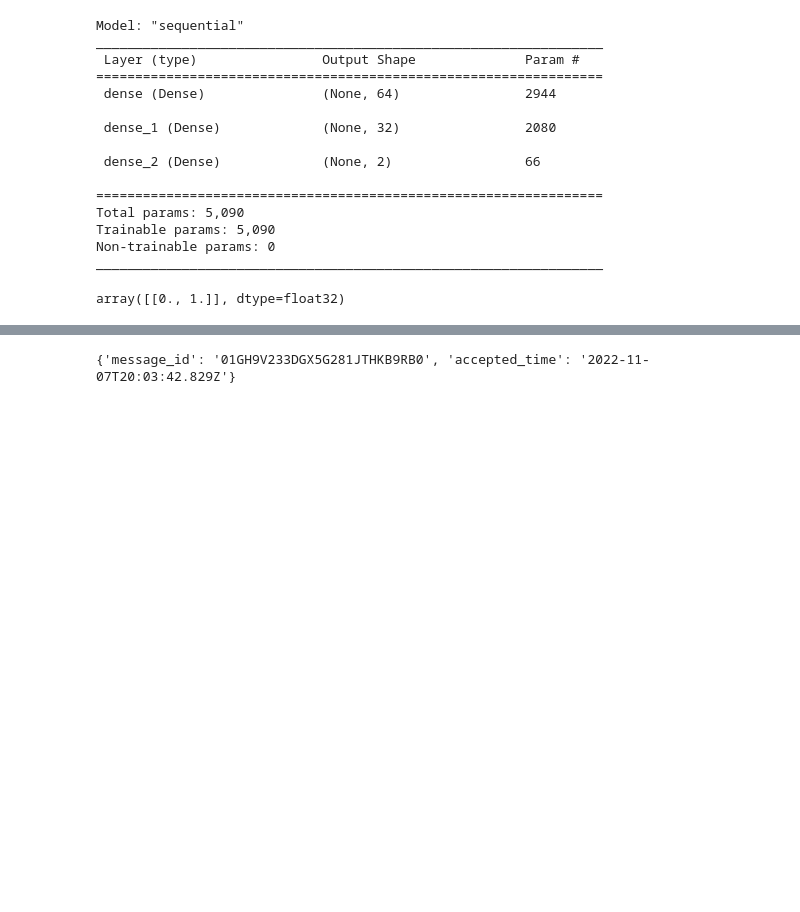
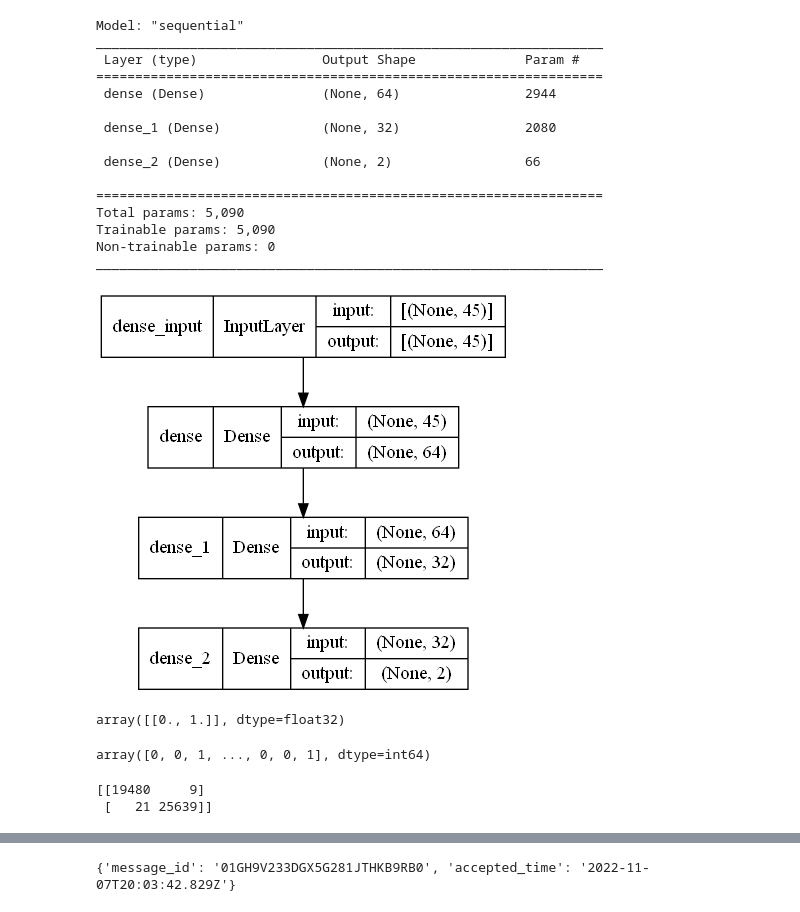
Before and after one commit to eddy1006/Ddos-Attack-Using_Deep-Learning, a Jupyter notebook: ANN_model_Ddos_detection_2.ipynb, the cells around one changed output, grey strips where cells are left out. Saved outputs shown, nothing was run; the diff lists cells and outputs as text; code cells hidden in the pictures; blank space fills up the shorter version.

Commit message:
some metric updates

```diff
--- a/ANN_model_Ddos_detection_2.ipynb
+++ b/ANN_model_Ddos_detection_2.ipynb
@@ -223,8 +238,27 @@ Total params: 5,090
 Trainable params: 5,090
 Non-trainable params: 0
 _________________________________________________________________
+# %%
+from keras.utils.vis_utils import plot_model
+plot_model(loadModel, to_file='model_plot.png', show_shapes=True, show_layer_names=True)
+# %% [output]
+[figure, added]
 # %%
 pred = loadModel.predict(X_recieved)
 pred
 # %% [output]
 array([[0., 1.]], dtype=float32)
+# %%
+y_pred = loadModel.predict(x_test_scaled,64)
+y_pred = np.argmax(y_pred,axis = 1)
+y_pred
+# %% [output]
+array([0, 0, 1, ..., 0, 0, 1], dtype=int64)
+# %%
+# confusion matrix
+from sklearn.metrics import confusion_matrix
+cm= confusion_matrix(y_test, y_pred)
+print(cm)
+# %% [output]
+[[19480     9]
+ [   21 25639]]
```
Also changed, not shown: parts of 11 cells of this notebook.
